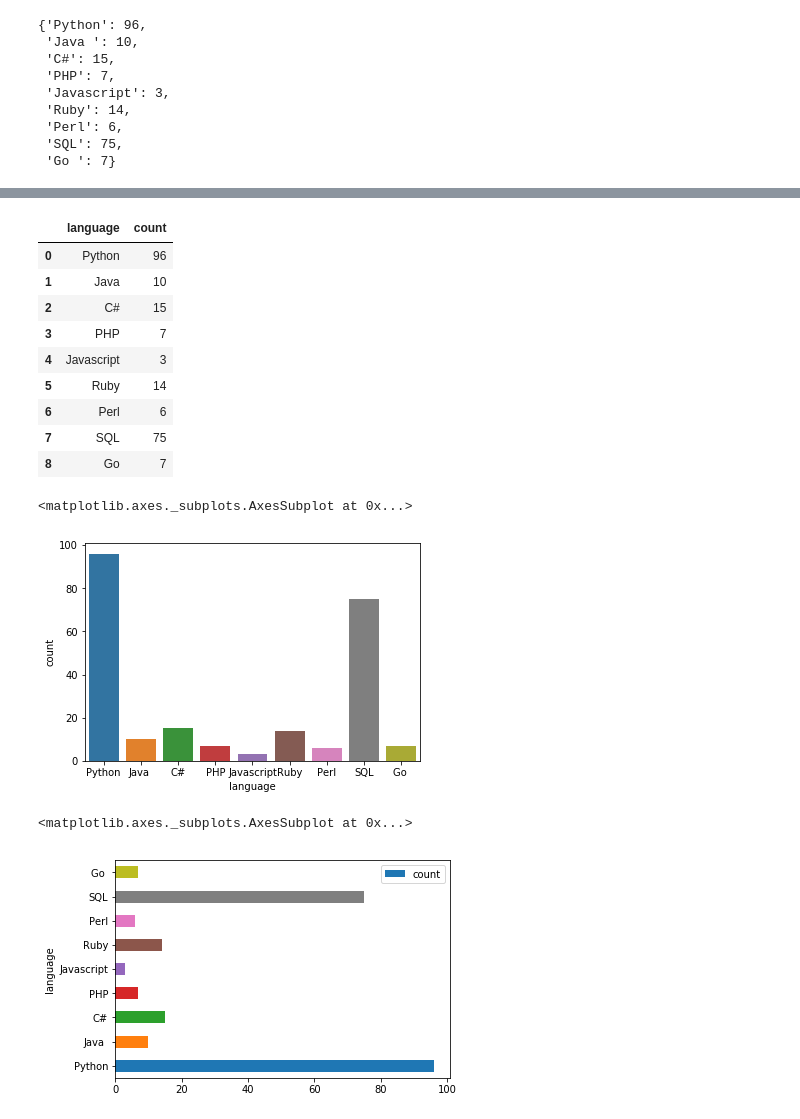
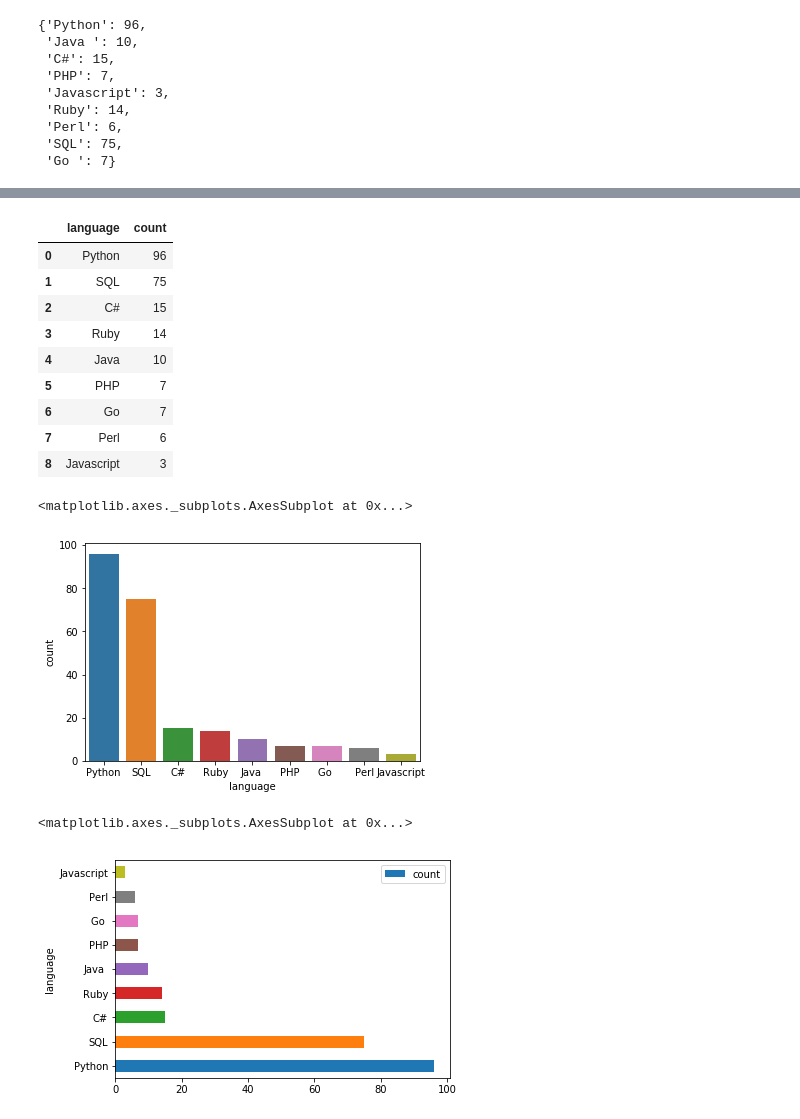
Before and after one commit to davidkorea/DATA_ANALYSIS, a Jupyter notebook: 9_Google_Job_Skills_Kaggle/Google_Job_Skills_Analysis.ipynb, the cells around one changed output, grey strips where cells are left out. Saved outputs shown, nothing was run; the diff lists cells and outputs as text; code cells hidden in the pictures.

```diff
--- a/9_Google_Job_Skills_Kaggle/Google_Job_Skills_Analysis.ipynb
+++ b/9_Google_Job_Skills_Kaggle/Google_Job_Skills_Analysis.ipynb
@@ -257,8 +204,8 @@ degree_dict
 # %%
 for degree in degree_list:
     count = new_df['Minimum Qualifications'].str.contains(degree).sum()
-    if degree in degree_list:
-        degree_dict[degree] = count
+#     if degree in degree_list: # seems no need here
+    degree_dict[degree] = count
 degree_dict
 # %% [output]
 {'BA': 908, 'BS': 878, 'Bachelor': 164, 'MBA': 71, 'Master': 81, 'PhD': 8}
@@ -378,0 +332,3 @@ language_dict
+# %%
+language_requirenment = sorted(language_dict.items(), key=lambda x:x[1], reverse=True)
+language_requirenment
@@ -392,29 +348,32 @@ language_dict_list
 # %%
-language_df = pd.DataFrame(language_dict_list, columns=['language', 'count'])
+language_df = pd.DataFrame(language_requirenment, columns=['language', 'count'])
 language_df
 # %% [output]
 |  | language | count |
 | 0 | Python | 96 |
-| 1 | Java | 10 |
+| 1 | SQL | 75 |
 | 2 | C# | 15 |
-| 3 | PHP | 7 |
-| 4 | Javascript | 3 |
-| 5 | Ruby | 14 |
-| 6 | Perl | 6 |
-| 7 | SQL | 75 |
-| 8 | Go | 7 |
+| 3 | Ruby | 14 |
+| 4 | Java | 10 |
+| 5 | PHP | 7 |
+| 6 | Go | 7 |
+| 7 | Perl | 6 |
+| 8 | Javascript | 3 |
 # %%
 # sns.barplot(language_df[language], language_df[count])
 # KeyError: 'Go '
-language_df['language'].replace(' ','', inplace=True)
+
+# language_df['language'].replace(' ','', inplace=True)
+
+# but this time successed!! without delete space' ' in 'Go '
 sns.barplot(language_df['language'], language_df['count'])
 # %% [output]
 <matplotlib.axes._subplots.AxesSubplot at 0x...>
-[figure, old version]
+[figure, new version]
 # %%
 # language_df.plot(kind='bar')
 language_df.plot.barh(x='language', y='count')
 # %% [output]
 <matplotlib.axes._subplots.AxesSubplot at 0x...>
-[figure, old version]
+[figure, new version]
 # %%
```
Also changed, not shown: parts of 37 cells of this notebook.
